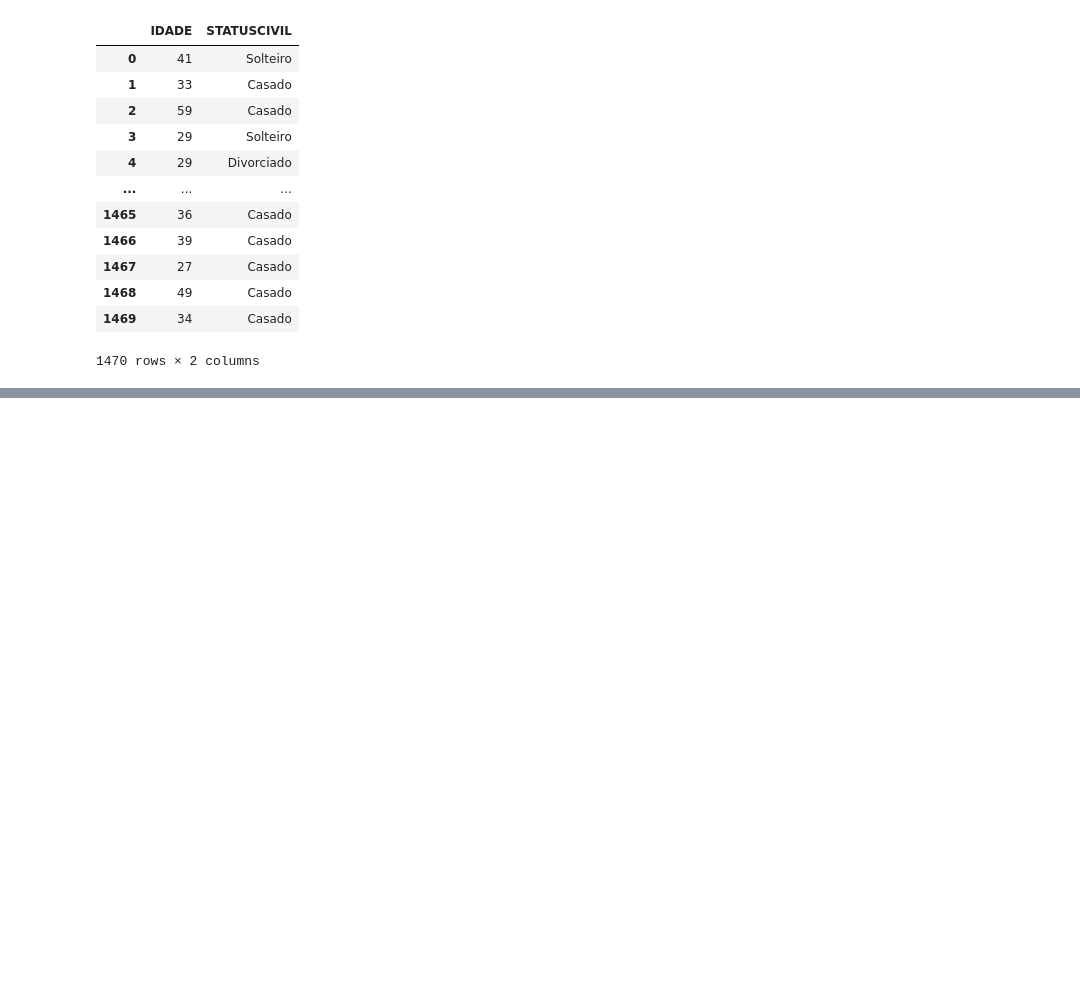
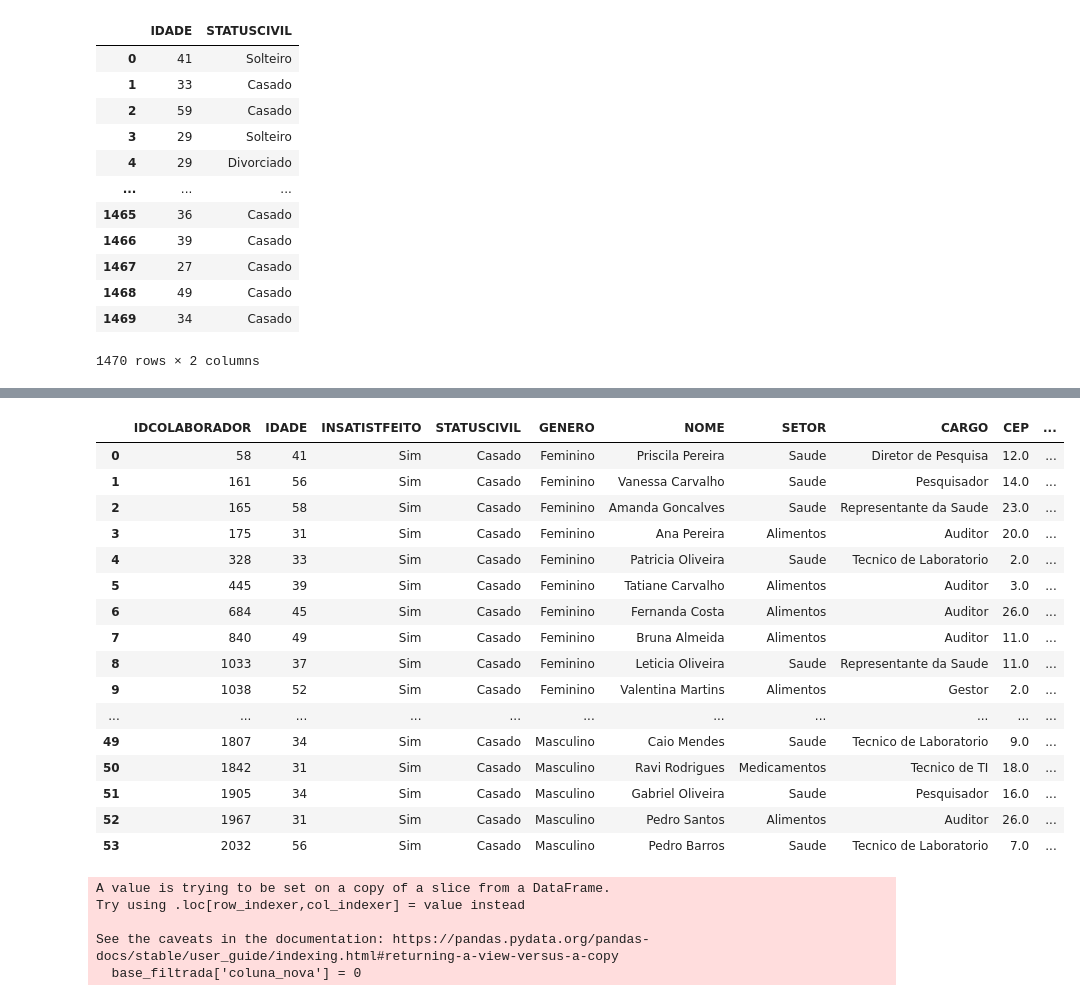
Before and after one commit to ricardoefamilia/CollectionsSet, a Jupyter notebook: Revisao_30Jan25.ipynb, the cells around one changed output, grey strips where cells are left out. Saved outputs shown, nothing was run; the diff lists cells and outputs as text; code cells hidden in the pictures; blank space fills up the shorter version.

```diff
--- a/Revisao_30Jan25.ipynb
+++ b/Revisao_30Jan25.ipynb
@@ -107,0 +181,21 @@ base[['IDADE','STATUSCIVIL']]
+# %%
+#Resetar o índice
+base_filtrada.reset_index(inplace=True,drop=True)
+# %% [output]
+|  | IDCOLABORADOR | IDADE | INSATISTFEITO | STATUSCIVIL | GENERO | NOME | SETOR | CARGO | CEP | ... |
+| 0 | 58 | 41 | Sim | Casado | Feminino | Priscila Pereira | Saude | Diretor de Pesquisa | 12.0 | ... |
+| 1 | 161 | 56 | Sim | Casado | Feminino | Vanessa Carvalho | Saude | Pesquisador | 14.0 | ... |
+| 2 | 165 | 58 | Sim | Casado | Feminino | Amanda Goncalves | Saude | Representante da Saude | 23.0 | ... |
+| 3 | 175 | 31 | Sim | Casado | Feminino | Ana Pereira | Alimentos | Auditor | 20.0 | ... |
+| 4 | 328 | 33 | Sim | Casado | Feminino | Patricia Oliveira | Saude | Tecnico de Laboratorio | 2.0 | ... |
+| 5 | 445 | 39 | Sim | Casado | Feminino | Tatiane Carvalho | Alimentos | Auditor | 3.0 | ... |
+| 6 | 684 | 45 | Sim | Casado | Feminino | Fernanda Costa | Alimentos | Auditor | 26.0 | ... |
+| 7 | 840 | 49 | Sim | Casado | Feminino | Bruna Almeida | Alimentos | Auditor | 11.0 | ... |
+| 8 | 1033 | 37 | Sim | Casado | Feminino | Leticia Oliveira | Saude | Representante da Saude | 11.0 | ... |
+| 9 | 1038 | 52 | Sim | Casado | Feminino | Valentina Martins | Alimentos | Gestor | 2.0 | ... |
+| ... | ... | ... | ... | ... | ... | ... | ... | ... | ... | ... |
+| 49 | 1807 | 34 | Sim | Casado | Masculino | Caio Mendes | Saude | Tecnico de Laboratorio | 9.0 | ... |
+| 50 | 1842 | 31 | Sim | Casado | Masculino | Ravi Rodrigues | Medicamentos | Tecnico de TI | 18.0 | ... |
+| 51 | 1905 | 34 | Sim | Casado | Masculino | Gabriel Oliveira | Saude | Pesquisador | 16.0 | ... |
+| 52 | 1967 | 31 | Sim | Casado | Masculino | Pedro Santos | Alimentos | Auditor | 26.0 | ... |
+| 53 | 2032 | 56 | Sim | Casado | Masculino | Pedro Barros | Saude | Tecnico de Laboratorio | 7.0 | ... |
@@ -107,0 +205,9 @@ base[['IDADE','STATUSCIVIL']]
+# %%
+#Criando uma nova coluna na base, exemplo
+base_filtrada['coluna_nova'] = 0
+# %% [output]
+A value is trying to be set on a copy of a slice from a DataFrame.
+Try using .loc[row_indexer,col_indexer] = value instead
+
+See the caveats in the documentation: https://pandas.pydata.org/pandas-docs/stable/user_guide/indexing.html#returning-a-view-versus-a-copy
+  base_filtrada['coluna_nova'] = 0
```
Also changed, not shown: parts of 8 cells of this notebook.
